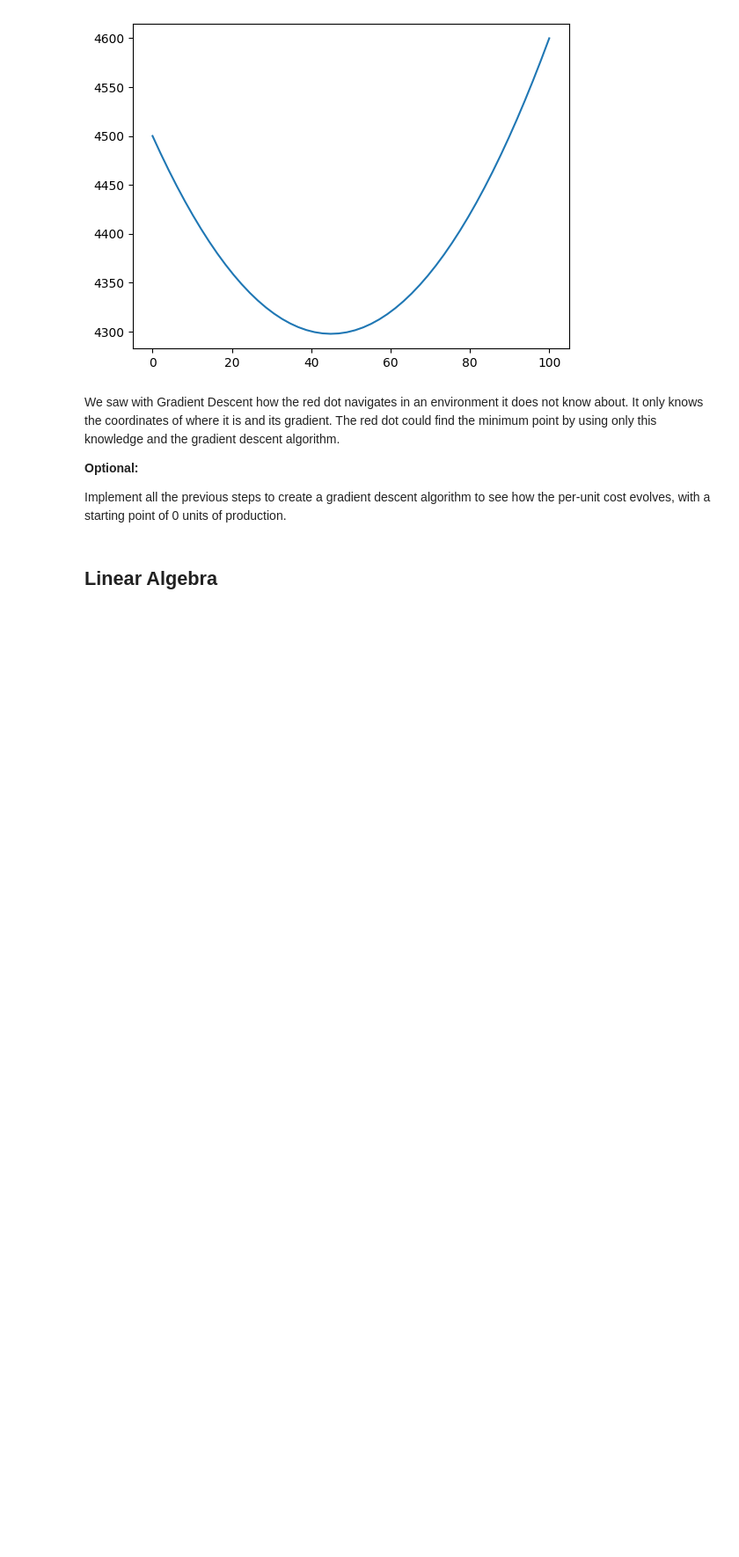
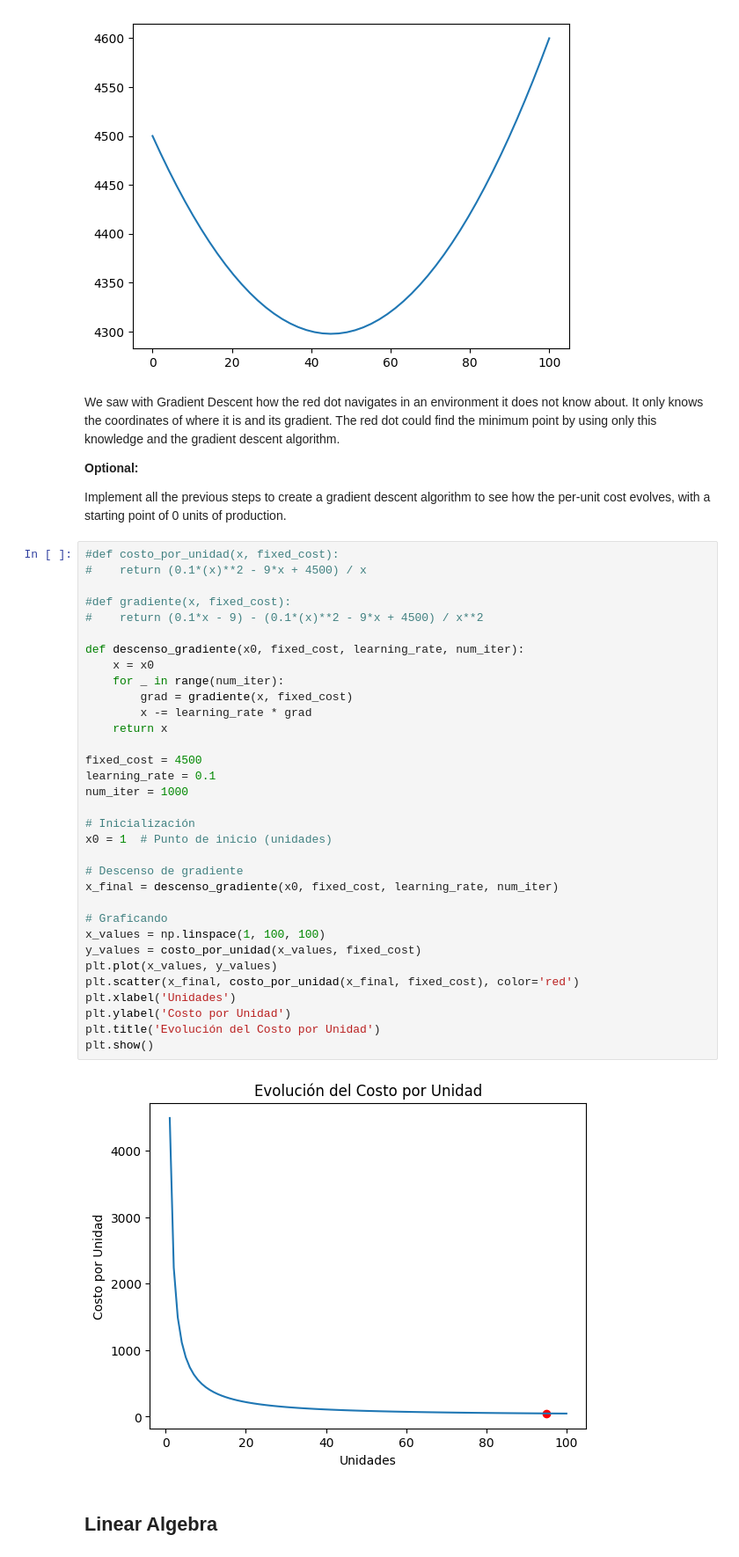
Before and after one commit to JimeZerboni/calculus-and-algebra-problems-with-python, a Jupyter notebook: notebook/problems.ipynb, the cells around one changed output. Shown at 88% size. Saved outputs shown, nothing was run; the diff lists cells and outputs as text; blank space fills up the shorter version.

```diff
--- a/notebook/problems.ipynb
+++ b/notebook/problems.ipynb
@@ -261,6 +261,41 @@ We saw with Gradient Descent how the red dot navigates in an environment it does
 **Optional:**
 
 Implement all the previous steps to create a gradient descent algorithm to see how the per-unit cost evolves, with a starting point of 0 units of production.
+# %%
+#def costo_por_unidad(x, fixed_cost):
+#    return (0.1*(x)**2 - 9*x + 4500) / x
+
+#def gradiente(x, fixed_cost):
+#    return (0.1*x - 9) - (0.1*(x)**2 - 9*x + 4500) / x**2
+
+def descenso_gradiente(x0, fixed_cost, learning_rate, num_iter):
+    x = x0
+    for _ in range(num_iter):
+        grad = gradiente(x, fixed_cost)
+        x -= learning_rate * grad
+    return x
+
+fixed_cost = 4500
+learning_rate = 0.1
+num_iter = 1000
+
+# Inicialización
+x0 = 1  # Punto de inicio (unidades)
+
+# Descenso de gradiente
+x_final = descenso_gradiente(x0, fixed_cost, learning_rate, num_iter)
+
+# Graficando
+x_values = np.linspace(1, 100, 100)
+y_values = costo_por_unidad(x_values, fixed_cost)
+plt.plot(x_values, y_values)
+plt.scatter(x_final, costo_por_unidad(x_final, fixed_cost), color='red')
+plt.xlabel('Unidades')
+plt.ylabel('Costo por Unidad')
+plt.title('Evolución del Costo por Unidad')
+plt.show()
+# %% [output]
+[figure, added]
 # %% [markdown]
 ## Linear Algebra
 # %% [markdown]
```
Also changed, not shown: parts of 5 cells of this notebook, 1 other file.
